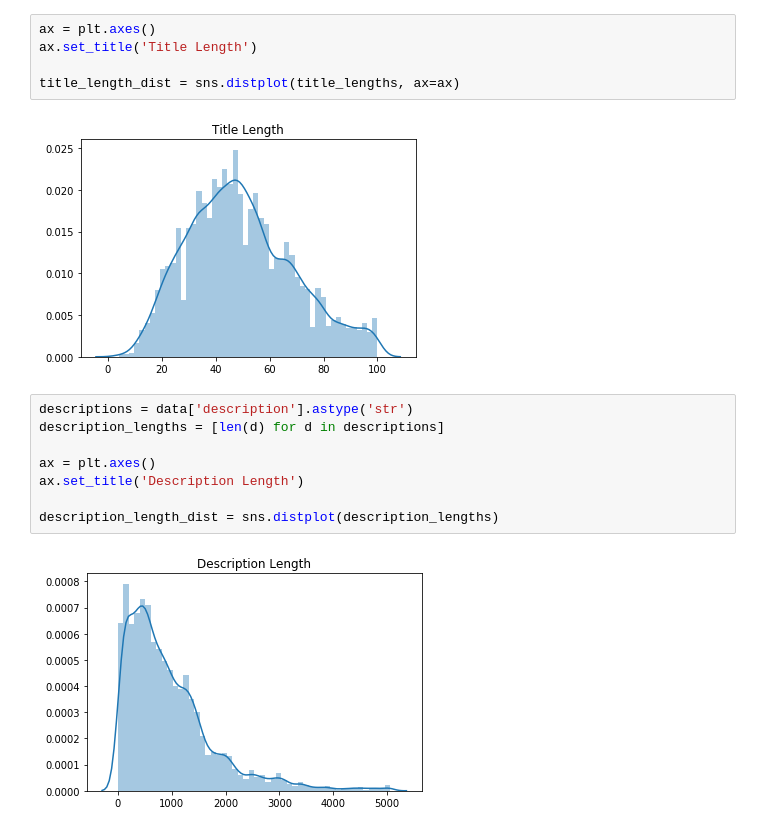
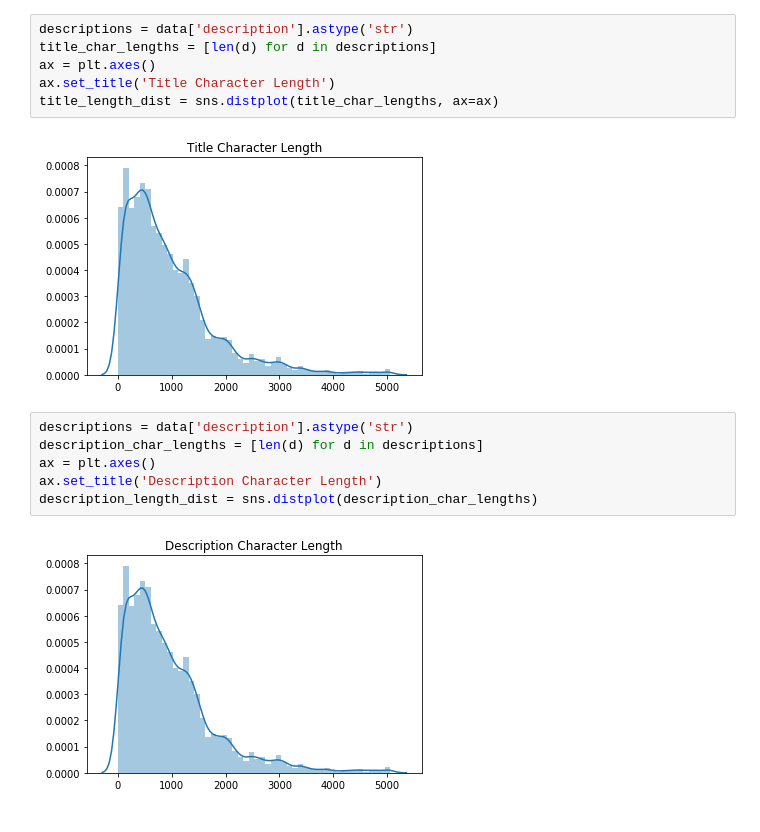
Before and after one commit to jg-fisher/trending-yt-analysis, a Jupyter notebook: yt_analysis.ipynb, the cells around one changed output. Cells and saved outputs as stored; diff of their text form.

```diff
--- a/yt_analysis.ipynb
+++ b/yt_analysis.ipynb
@@ -29,17 +37,16 @@ np.mean(title_lengths)
 # %%
+descriptions = data['description'].astype('str')
+title_char_lengths = [len(d) for d in descriptions]
 ax = plt.axes()
-ax.set_title('Title Length')
-
-title_length_dist = sns.distplot(title_lengths, ax=ax)
+ax.set_title('Title Character Length')
+title_length_dist = sns.distplot(title_char_lengths, ax=ax)
 # %% [output]
-[figure, old version]
+[figure, new version]
 # %%
 descriptions = data['description'].astype('str')
-description_lengths = [len(d) for d in descriptions]
-
+description_char_lengths = [len(d) for d in descriptions]
 ax = plt.axes()
-ax.set_title('Description Length')
-
-description_length_dist = sns.distplot(description_lengths)
+ax.set_title('Description Character Length')
+description_length_dist = sns.distplot(description_char_lengths)
 # %% [output]
-[figure, old version]
+[figure, new version]
```
Also changed, not shown: parts of 5 cells of this notebook.
